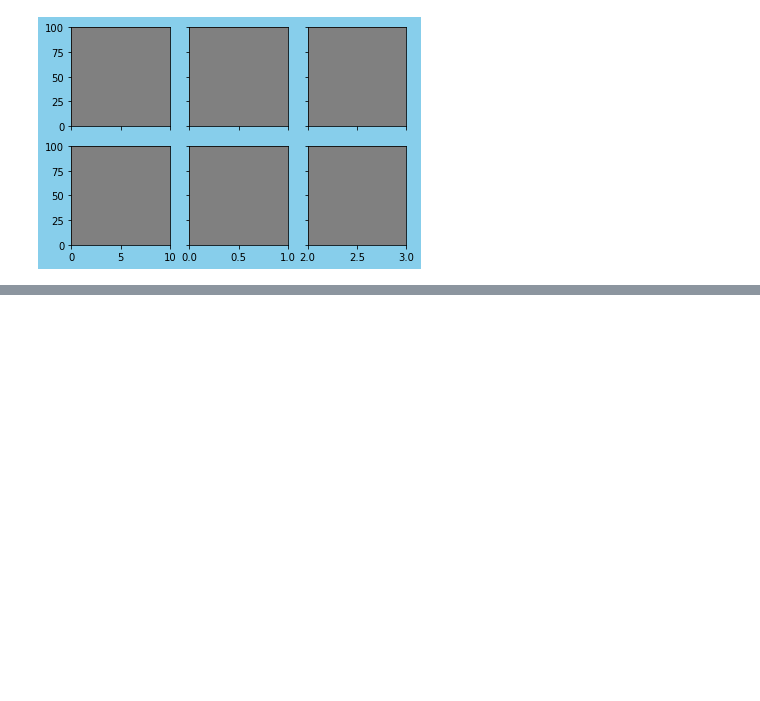
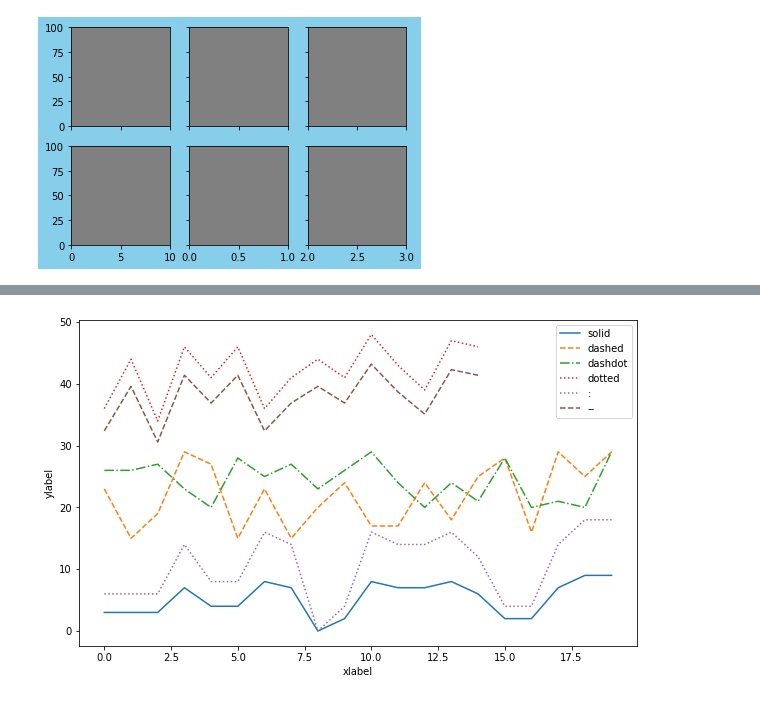
Before and after one commit to xmrogi/template, a Jupyter notebook: visualization/matplotlib.ipynb, the cells around one changed output, grey strips where cells are left out. Cells and saved outputs as stored; diff of their text form; code cells hidden in the pictures; blank space fills up the shorter version.

```diff
--- a/visualization/matplotlib.ipynb
+++ b/visualization/matplotlib.ipynb
@@ -99,0 +109,19 @@ plt.close()
+# %%
+"""折れ線続き
+[引数]
+linestyle       ：折れ線の線種。lsでも可。dashesが指定されていると無効。
+linewidth       ：折れ線の太さ。lwでも可。
+"""
+fig = plt.figure(figsize=(10, 6))
+ax = fig.add_subplot(111, xlabel='xlabel', ylabel='ylabel')
+ax.plot(y1, linestyle = "solid", label = "solid")
+ax.plot(y2, linestyle = "dashed", label = "dashed")
+ax.plot(y3, linestyle = "dashdot", label = "dashdot")
+ax.plot(y4, linestyle = "dotted", label = "dotted")
+ax.plot(y1*2.0, linestyle = ":", label = ":")
+ax.plot(y4*0.9, linestyle = "--", label = "--")
+plt.legend()
+plt.show()
+plt.close()
+# %% [output]
+[figure, added]
```
Also changed, not shown: parts of 9 cells of this notebook, 1 other file.
